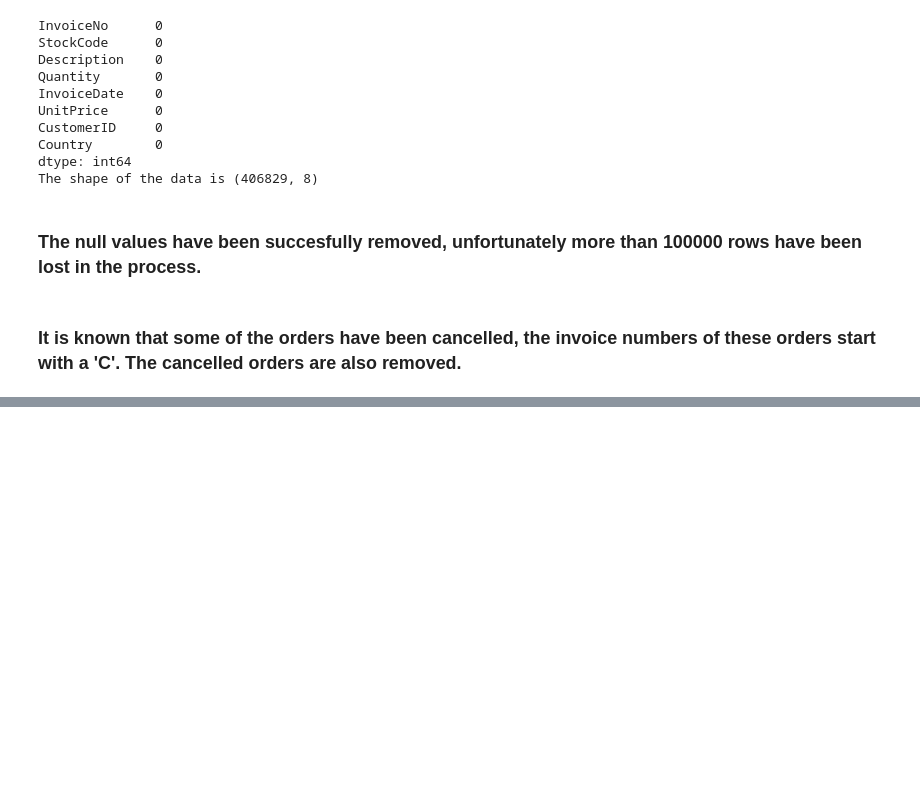
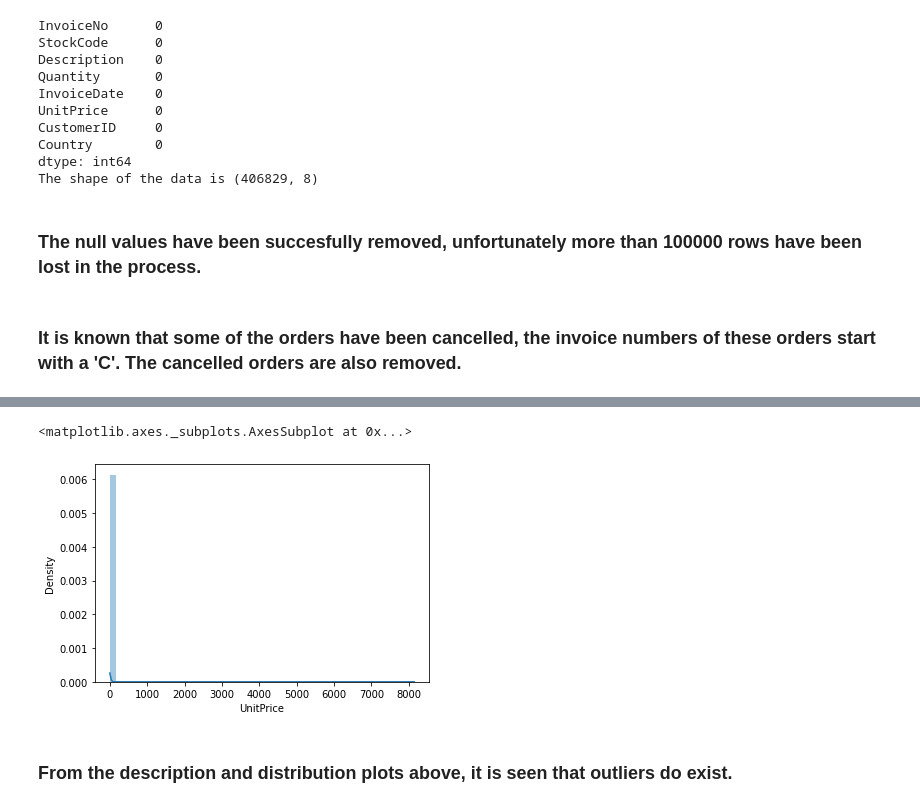
Before and after one commit to amolprabhu/Customer-Segmentation, a Jupyter notebook: Capstone_Project_Customer_Segmentation.ipynb, the cells around one changed output, grey strips where cells are left out. Drawn from its saved outputs; the diff is of its cells as text; code cells hidden in the pictures; blank space fills up the shorter version.

```diff
--- a/Capstone_Project_Customer_Segmentation.ipynb
+++ b/Capstone_Project_Customer_Segmentation.ipynb
@@ -165,0 +210,8 @@ data.drop('StockCode', axis = 1, inplace = True)
+# %%
+# Distribution of the Unit Price column
+sns.distplot(data['UnitPrice'])
+# %% [output]
+<matplotlib.axes._subplots.AxesSubplot at 0x...>
+[figure, added]
+# %% [markdown]
+### From the description and distribution plots above, it is seen that outliers do exist.
```
Also changed, not shown: parts of 56 cells of this notebook.
